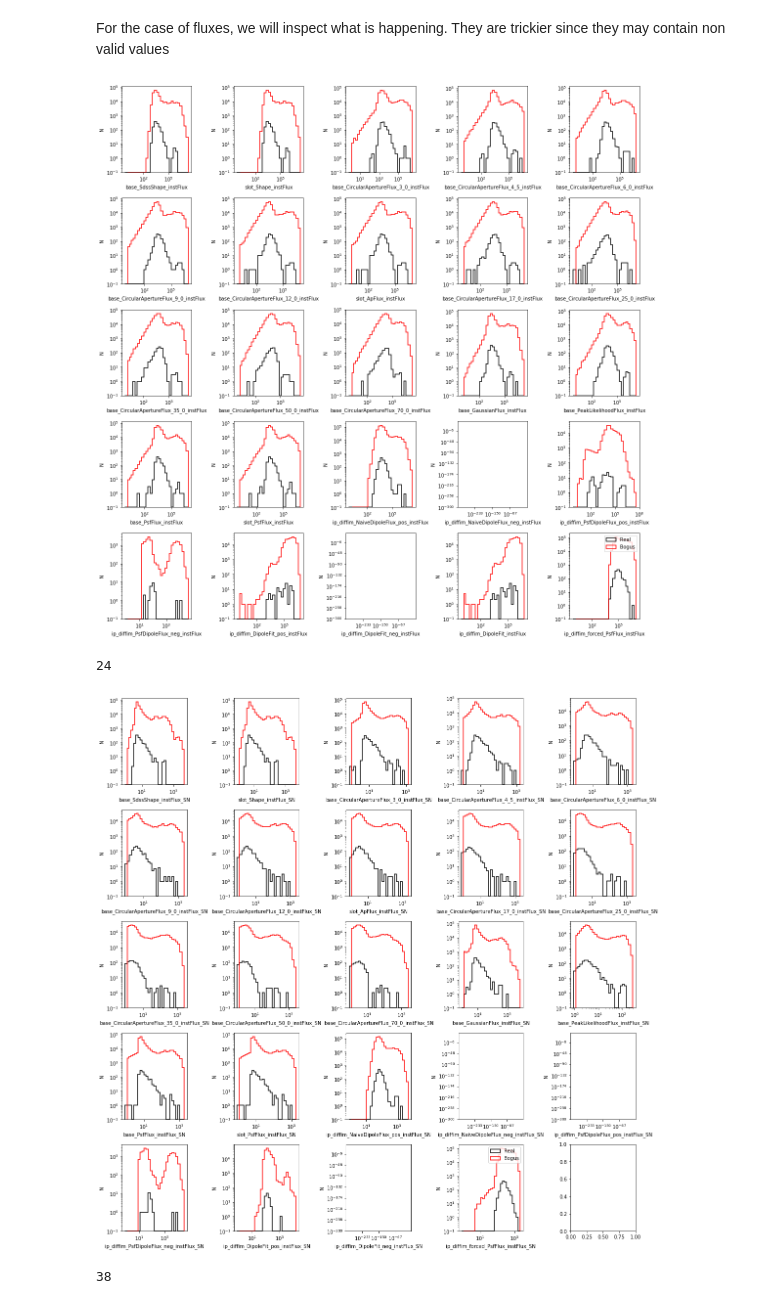
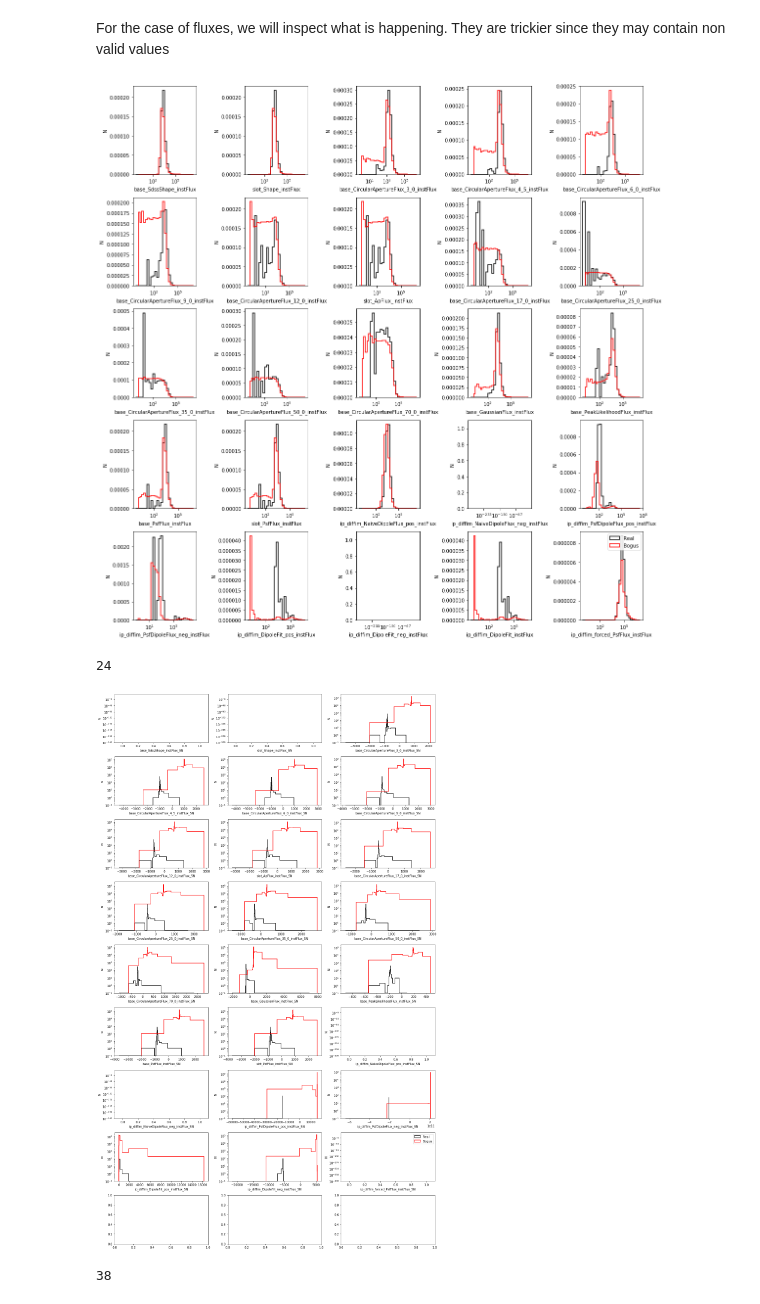
Before and after one commit to BrunoSanchez/run2_diaproc, a Jupyter notebook: notebooks/02-inspecting_RvsB.ipynb, the cells around one changed output. Saved outputs shown, nothing was run; the diff lists cells and outputs as text; code cells hidden in the pictures.

```diff
--- a/notebooks/02-inspecting_RvsB.ipynb
+++ b/notebooks/02-inspecting_RvsB.ipynb
@@ -44,8 +57,9 @@ len(cols)
 103
 # %%
 fig, axis = plt.subplots(ncols=4, nrows=26, figsize=(18, 64))
+bins=[-0.1, 0.1, 0.9, 1.1]
 for acol, ax in zip(cols, axis.flatten()):
-    binary_plot_hist(reals, bogus, acol, ax, logy=False, logx=False, density=True)
+    binary_plot_hist(reals, bogus, acol, ax, logy=True, logx=False, density=False, histtype='bar', bins=bins)
     #ax.legend(loc='best')
 plt.tight_layout()
 # %% [output]
@@ -64,7 +77,0 @@ print(len(cols))
-# %%
-for acol in instFluxCols:
-    try:
-        reals[acol+'_SN'] = reals[acol]/reals[acol+'Err']
-    except:
-        print('failed', acol)
-        continue
@@ -73,7 +77,0 @@ failed ip_diffim_DipoleFit_instFlux
-# %%
-for acol in instFluxCols:
-    try:
-        bogus[acol+'_SN'] = bogus[acol]/bogus[acol+'Err']
-    except:
-        print('failed', acol)
-        continue
@@ -85,12 +81,12 @@ For the case of fluxes, we will inspect what is happening. They are trickier sin
 fig, axis = plt.subplots(ncols=5, nrows=5, figsize=(16, 16))
 for acol, ax in zip(cols, axis.flatten()):
     bins=np.logspace(0, np.log10(np.max([np.max(reals[acol]), np.max(bogus[acol])])), num=30)
-    binary_plot_hist(reals, bogus, acol, ax, log=True, bins=bins,
-                     logx=True, density=False, histtype='step', lw=1.5)
+    binary_plot_hist(reals, bogus, acol, ax, logy=False, bins=bins, absolute=True,
+                     logx=True, density=True, histtype='step', lw=1.5)
 ax.legend(loc='best')
 plt.tight_layout()
 # %% [output]
-[figure, old version]
+[figure, new version]
 # %%
 cols = [acol for acol in reals.columns if '_SN' in acol]
 # %%
@@ -98,15 +94,21 @@ len(cols)
 # %% [output]
 24
 # %%
-fig, axis = plt.subplots(ncols=5, nrows=5, figsize=(16, 16))
+fig, axis = plt.subplots(ncols=3, nrows=9, figsize=(16, 26))
 for acol, ax in zip(cols, axis.flatten()):
-    bins=np.logspace(0, np.log10(np.max([np.max(reals[acol]), np.max(bogus[acol])])), num=30)
-    binary_plot_hist(reals, bogus, acol, ax, log=True, bins=bins,
-                     logx=True, density=False, histtype='step', lw=1.5)
+
+    bins = list(-1*np.logspace(0, np.log10(-1*np.min([np.min(reals[acol]), np.min(bogus[acol])])), num=10))
+    bins.reverse()
+    bins = bins + list(np.logspace(0, np.log10(np.max([np.max(reals[acol]), np.max(bogus[acol])])), num=10))
+
+    binary_plot_hist(reals, bogus, acol, ax, logy=True, absolute=False, bins=bins,
+                     logx=False, density=False, histtype='step', lw=1.5)
+
+    #ax.set_xscale('symlog')
 ax.legend(loc='best')
 plt.tight_layout()
 # %% [output]
-[figure, old version]
+[figure, new version]
 # %%
 cols = [acol for acol in reals.columns if 'Dipole' in acol
         and 'flag' not in acol
```
Also changed, not shown: parts of 35 cells of this notebook, 3 other files.
